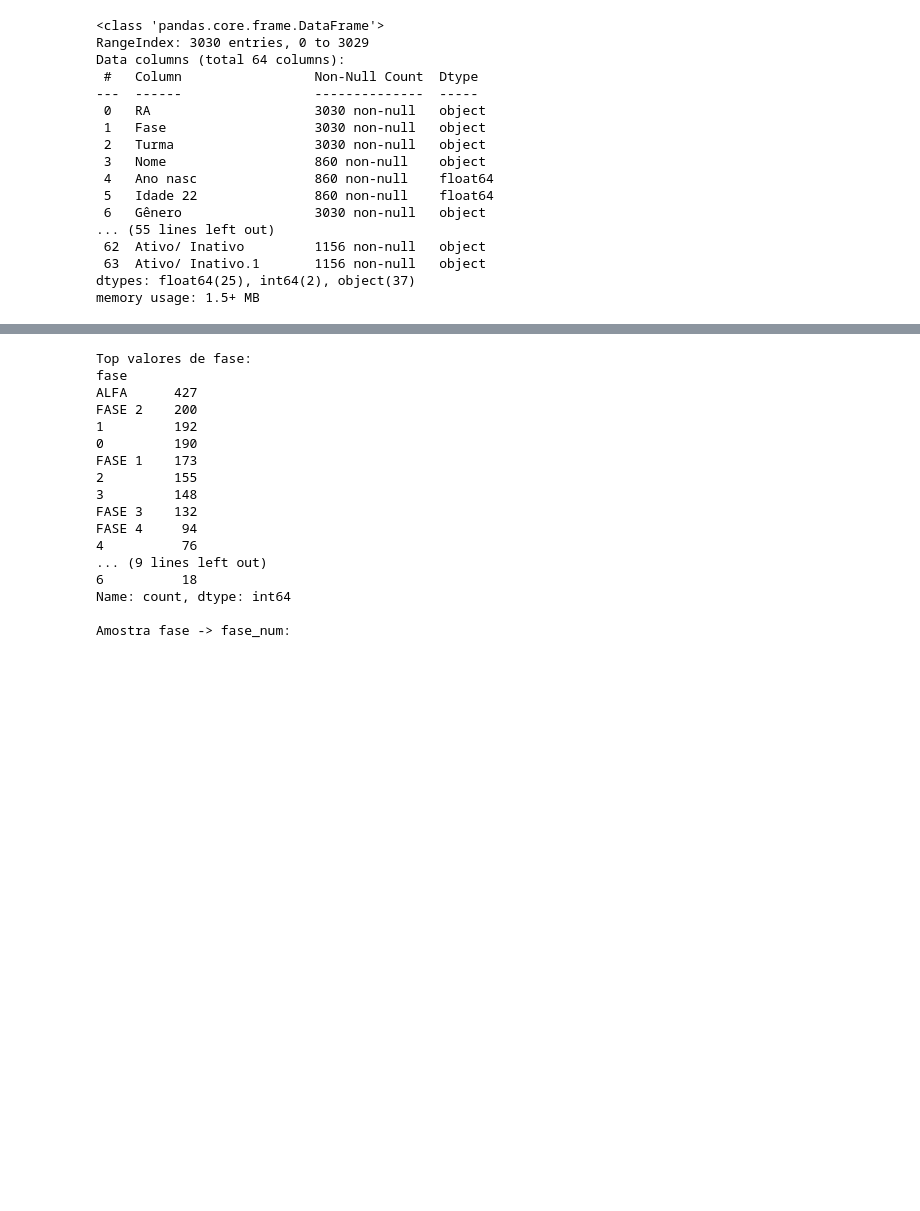
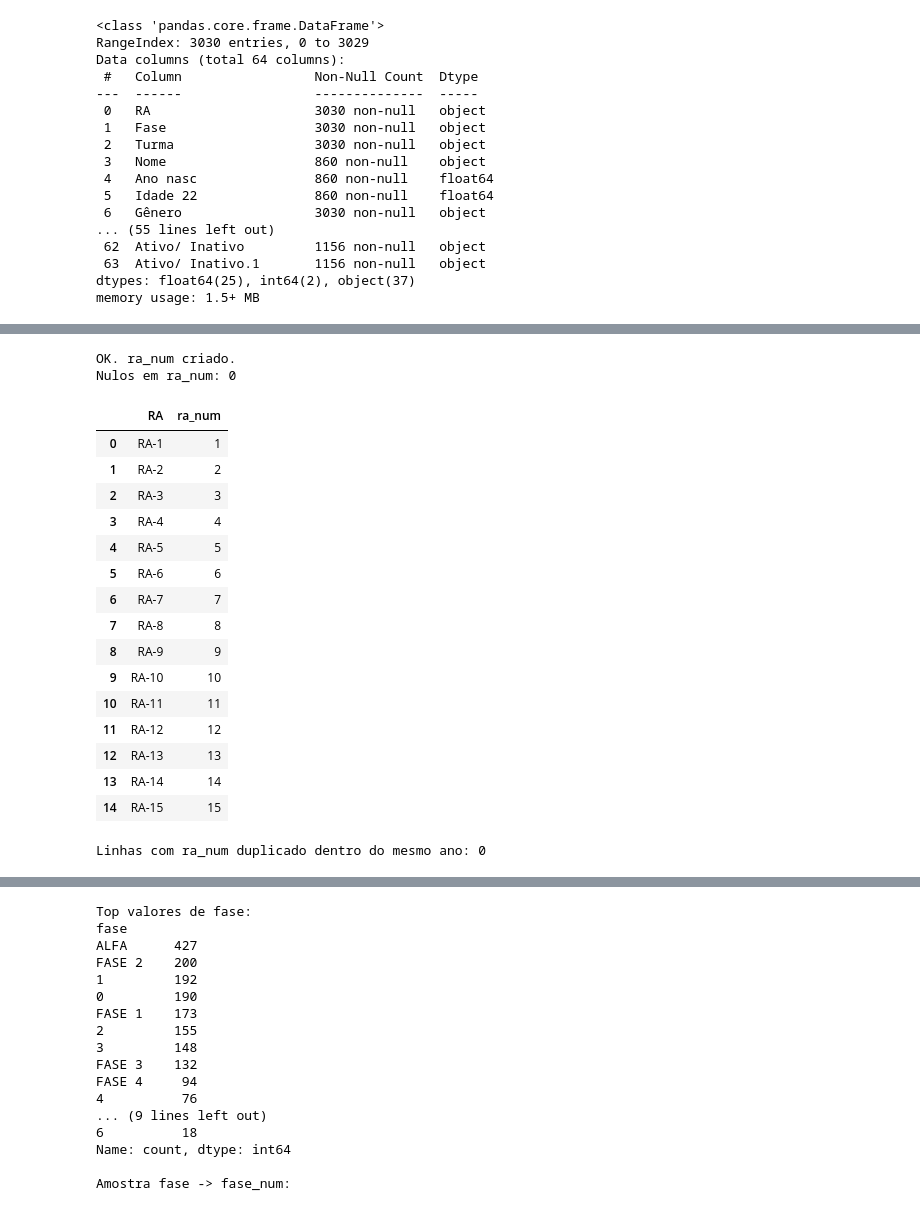
Before and after one commit to tivanello/fase5, a Jupyter notebook: notebooks/Entrega DATATHON Fase5.ipynb, the cells around one changed output, grey strips where cells are left out. Saved outputs shown, nothing was run; the diff lists cells and outputs as text; code cells hidden in the pictures; blank space fills up the shorter version.

```diff
--- a/notebooks/Entrega DATATHON Fase5.ipynb
+++ b/notebooks/Entrega DATATHON Fase5.ipynb
@@ -229,0 +424,70 @@ dtype: object
+# %%
+###############################################################################################################################################
+# BLOCO 1: Criar ra_num (tirar "RA-" e manter só o número) sem mexer no ra original
+#
+# O que eu faço aqui:
+# - Extraio o número de ra (ex.: "RA-1234" -> 1234).
+# - Crio a coluna ra_num como Int64 (aceita nulos).
+# - Não altero a coluna ra original.
+###############################################################################################################################################
+
+import pandas as pd
+
+df = df_fase5.copy()
+
+if "RA" in df.columns and "ra" not in df.columns:
+    # se você ainda estiver antes do snake_case
+    base_col = "RA"
+else:
+    base_col = "ra"
+
+df["ra_num"] = pd.to_numeric(
+    df[base_col].astype("string").str.extract(r"(\d+)", expand=False),
+    errors="coerce"
+).astype("Int64")
+
+print("OK. ra_num criado.")
+print("Nulos em ra_num:", int(df["ra_num"].isna().sum()))
+display(df[[base_col, "ra_num"]].drop_duplicates().head(15))
+
+df_fase5 = df
+# %% [output]
+OK. ra_num criado.
+Nulos em ra_num: 0
+|  | RA | ra_num |
+| 0 | RA-1 | 1 |
+| 1 | RA-2 | 2 |
+| 2 | RA-3 | 3 |
+| 3 | RA-4 | 4 |
+| 4 | RA-5 | 5 |
+| 5 | RA-6 | 6 |
+| 6 | RA-7 | 7 |
+| 7 | RA-8 | 8 |
+| 8 | RA-9 | 9 |
+| 9 | RA-10 | 10 |
+| 10 | RA-11 | 11 |
+| 11 | RA-12 | 12 |
+| 12 | RA-13 | 13 |
+| 13 | RA-14 | 14 |
+| 14 | RA-15 | 15 |
+# %%
+###############################################################################################################################################
+# Verificar se ra_num ficou único dentro de cada ano_base
+#
+# O que eu faço aqui:
+# - Confiro se ra_num é único por ano_base (igual você fez com ra).
+# - Se não for, eu mostro exemplos (pra entender se existe reaproveitamento de RA em outro contexto).
+###############################################################################################################################################
+
+df = df_fase5.copy()
+
+if "ano_base" in df.columns and "ra_num" in df.columns:
+    dup = df.duplicated(subset=["ano_base", "ra_num"], keep=False)
+    print("Linhas com ra_num duplicado dentro do mesmo ano:", int(dup.sum()))
+    if dup.any():
+        cols_show = [c for c in ["ano_base", "ra", "RA", "ra_num", "turma", "Turma"] if c in df.columns]
+        display(df.loc[dup, cols_show].sort_values(["ano_base","ra_num"]).head(30))
+else:
+    print("Faltando ano_base ou ra_num no df.")
+# %% [output]
+Linhas com ra_num duplicado dentro do mesmo ano: 0
```
Also changed, not shown: parts of 23 cells of this notebook.
